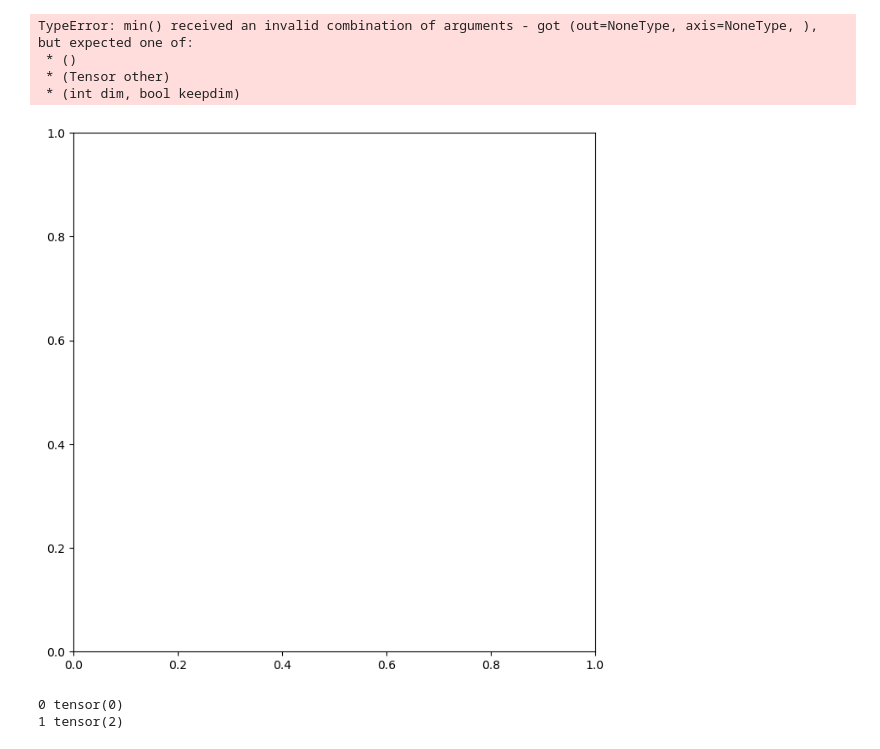
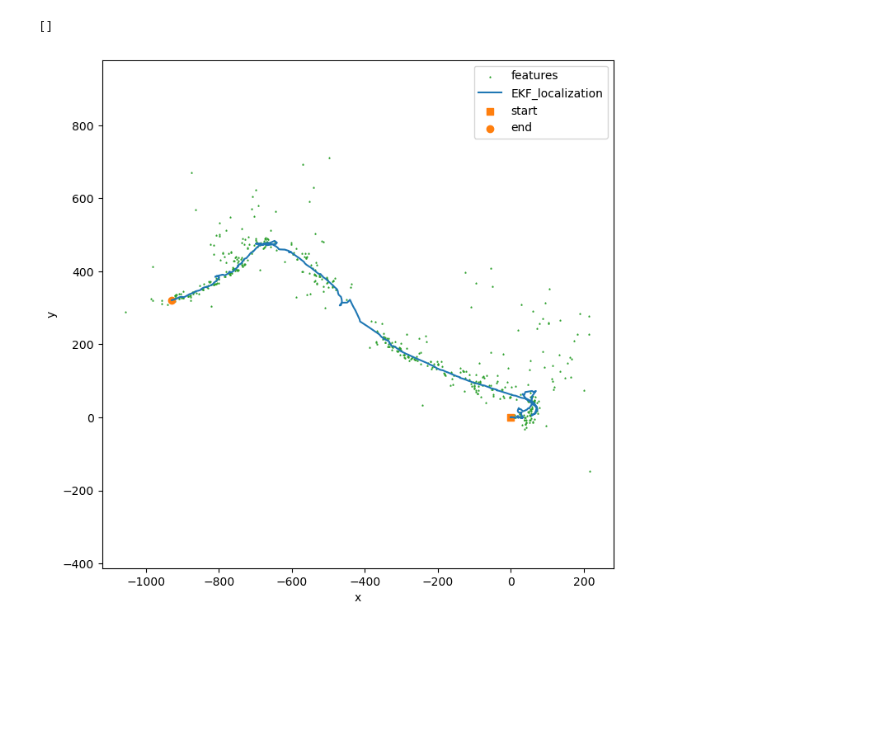
Before and after one commit to weixiao-zhan/ECE276A_PR3, a Jupyter notebook: code/EKF_SLAM.ipynb, the cells around one changed output. Saved outputs shown, nothing was run; the diff lists cells and outputs as text; code cells hidden in the pictures; blank space fills up the shorter version.

Commit message:
SLAM running

```diff
--- a/code/EKF_SLAM.ipynb
+++ b/code/EKF_SLAM.ipynb
@@ -6,9 +6,9 @@ from stereo import *
 from tqdm import tqdm
 # %%
 dataset = "03"
-features_sample_step = 100
+features_sample_step = 10
 
-time_stamp,features,linear_velocity,angular_velocity,K,b,imu_T_cam = \
+time_stamp,features,linear_velocity,angular_velocity,k,b,imu_T_cam = \
     load_data_torch(f"../data/{dataset}.npz")
 
 
@@ -20,10 +20,10 @@ tau = (time_stamp[1:] - time_stamp[:-1]).to(dtype=DTYPE, device=DEVICE)
 velocity = torch.concatenate([linear_velocity, angular_velocity], dim=1)
 # %%
 cam_T_imu = inversePose(imu_T_cam)
-fsu = K[0,0]
-fsv = K[1,1]
-cu  = K[0,2]
-cv  = K[1,2]
+fsu = k[0,0]
+fsv = k[1,1]
+cu  = k[0,2]
+cv  = k[1,2]
 Ks = torch.tensor([
     [fsu,0,cu,0],
     [0,fsv,cv,0],
@@ -42,6 +42,6 @@ def odot(s):
     '''
     re = torch.zeros([4,6], dtype=s.dtype, device=s.device)
     re[:3,:3] = torch.eye(3)
-    re[:3,3:] = axangle2skew(s[...,:3])
+    re[:3,3:] = -axangle2skew(s[...,:3])
     return re
 # %%
@@ -213,22 +134,10 @@ tensor([[[ 1.0000e+00,  0.0000e+00,  0.0000e+00,  0.0000e+00],
 # %%
-fig,_ = pr3_utils.visualize_trajectory(T_mean, features=M_mean, show_ori=False, path_name="EKF_localization")
-fig.savefig(f"../img/EKF_mapping_{dataset}", dpi=300)
-plt.plot()
+fig,_ = pr3_utils.visualize_trajectory(
+    T_mean.detach().cpu().numpy(),
+    features=M_mean.detach().cpu().numpy(),
+    show_ori=False, path_name="EKF_localization")
+# fig.savefig(f"../img/EKF_SLAM_{dataset}", dpi=300)
+pr3_utils.plt.plot()
 # %% [output]
-TypeError: min() received an invalid combination of arguments - got (out=NoneType, axis=NoneType, ), but expected one of:
- * ()
- * (Tensor other)
- * (int dim, bool keepdim)
+[]
-[figure, old version]
+[figure, new version]
-# %%
-mask = torch.tensor([True, False, True])
-
-# Find the indices where the mask is True
-true_indices = torch.where(mask)
-
-# Iterate through all True indices
-for j,i in enumerate(true_indices[0]):
-    print(j,i)
-# %% [output]
-0 tensor(0)
-1 tensor(2)
```
Also changed, not shown: parts of 19 cells of this notebook, 7 other files.
